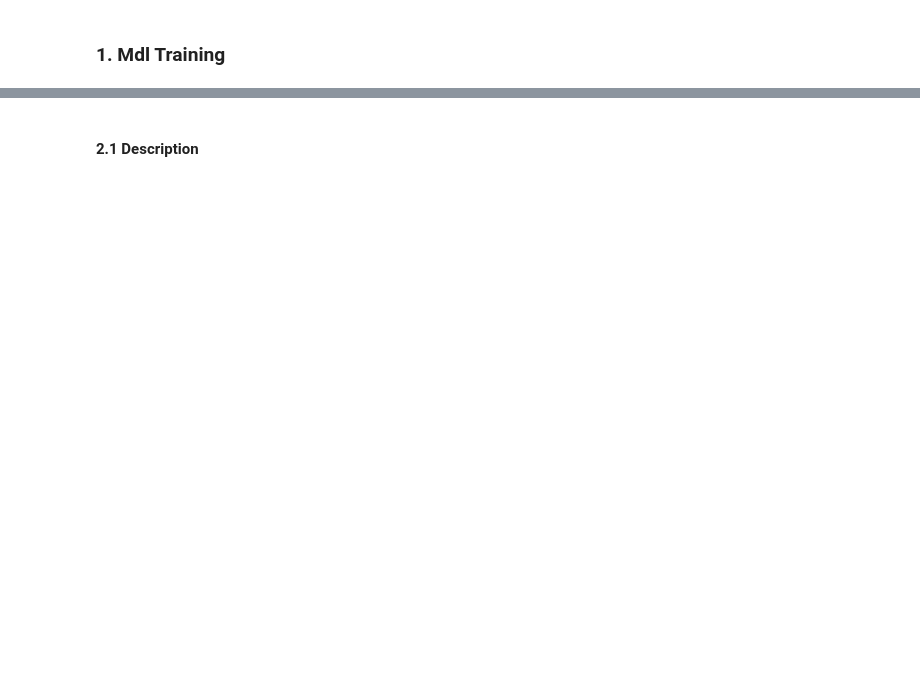
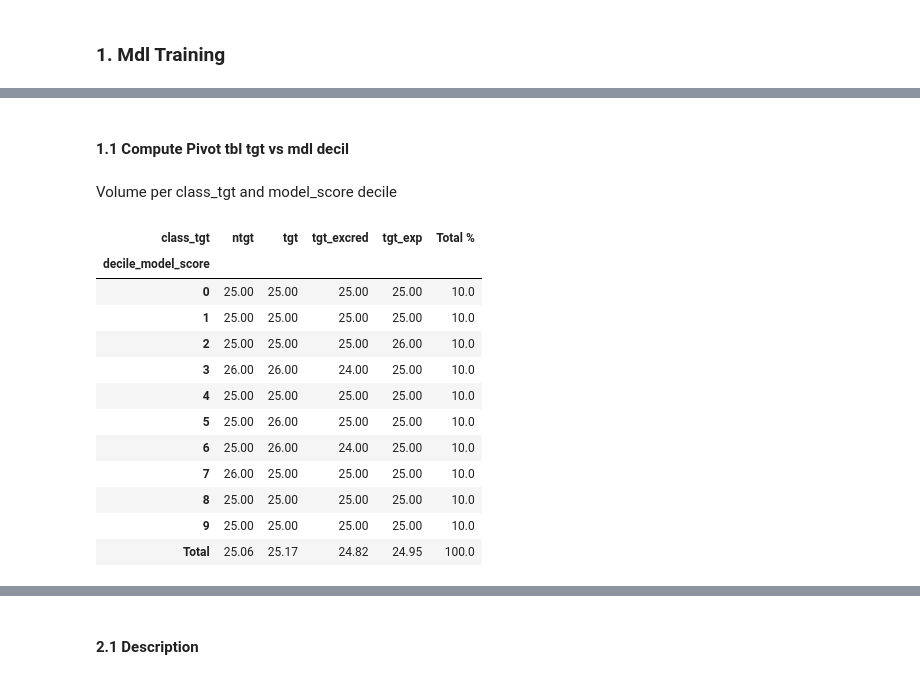
Before and after one commit to luleoli/sand, a Jupyter notebook: sandModeling/testv0.ipynb, the cells around one changed output, grey strips where cells are left out. Saved outputs shown, nothing was run; the diff lists cells and outputs as text; code cells hidden in the pictures; blank space fills up the shorter version.

```diff
--- a/sandModeling/testv0.ipynb
+++ b/sandModeling/testv0.ipynb
@@ -34,3 +56,7 @@ df_train.loc[rng.choice(df_train.index, size=n_ones, replace=False), 'no_action'
+# %%
+# create a new categorical column with 4 random values using the existing RNG
+choices = ['tgt', 'tgt_excred', 'tgt_exp', 'ntgt']
+df_train['class_tgt'] = pd.Categorical(rng.choice(choices, size=len(df_train)))
 # %%
 df_oot = df_train[df_train['safra'] == '202309']
 df_train = df_train[df_train['safra'] != '202309']
@@ -101,12 +127,6 @@ target = 'Exited'
 X = df_train.drop(columns=drop_cols + [target])
 y = df_train[target]
 
-# mark categorical features so LightGBM can handle them natively
-for c in ['Geography', 'Gender']:
-    if c in X.columns:
-        X[c] = X[c].astype('category')
-    if c in df_train.columns:
-        df_train[c] = df_train[c].astype('category')
 
 # train/validation split
 X_tr, X_val, y_tr, y_val = train_test_split(X, y, test_size=0.2, random_state=42, stratify=y)
@@ -163,18 +183,11 @@ target = 'Exited'
 X = df_train.drop(columns=drop_cols + [target])
 y = df_train[target]
 
-# mark categorical features so LightGBM can handle them natively
-for c in ['Geography', 'Gender']:
-    if c in X.columns:
-        X[c] = X[c].astype('category')
-    if c in df_train.columns:
-        df_train[c] = df_train[c].astype('category')
-
 # train/validation split
 X_tr, X_val, y_tr, y_val = train_test_split(X, y, test_size=0.2, random_state=32, stratify=y)
 
 # model
-model2 = lgb.LGBMClassifier(random_state=42)
+model2 = lgb.LGBMClassifier(random_state=32)
 
 # fit with early stopping
 model2.fit(
@@ -365,0 +596,50 @@ gini_no_action = round(gini_from_scores(df_train[df_train['no_action'] == 1]['Ex
+# %% [markdown]
+#### 1.1 Compute Pivot tbl tgt vs mdl decil
+# %% [markdown]
+Volume per class_tgt and model_score decile
+# %%
+# create decile (1 = top decile by model_score, 10 = bottom)
+df_train['decile_model_score'] = pd.qcut(df_train['model_score'].rank(method='first'), 10, labels=False)
+
+# pivot: counts of class_tgt per decile
+pivot_counts = pd.pivot_table(
+    df_train,
+    index='decile_model_score',
+    columns='class_tgt',
+    values='model_score',
+    aggfunc='count',
+    fill_value=0
+).sort_index()
+
+# add total column
+pivot_counts['total'] = pivot_counts.sum(axis=1)
+
+# pivot: row-wise percentages
+pivot_pct = pivot_counts.div(pivot_counts['total'], axis=0).drop(columns=['total']).round(2) * 100
+
+# total per class (across all deciles)
+total_per_class = pivot_counts.drop(columns=['total']).sum(axis=0)
+pct_total_per_class = (total_per_class / total_per_class.sum() * 100).round(2)
+
+# add a "Total" row with overall class percentages
+pivot_pct.loc['Total'] = pct_total_per_class
+
+# include the total per decile as a new column
+pivot_pct['Total %'] = (pivot_counts['total'] / pivot_counts['total'].sum() * 100).round(2)
+pivot_pct.loc['Total', 'Total %'] = 100.0
+
+pivot_pct
+# %% [output]
+| class_tgt | ntgt | tgt | tgt_excred | tgt_exp | Total % |
+| decile_model_score |  |  |  |  |  |
+| 0 | 25.00 | 25.00 | 25.00 | 25.00 | 10.0 |
+| 1 | 25.00 | 25.00 | 25.00 | 25.00 | 10.0 |
+| 2 | 25.00 | 25.00 | 25.00 | 26.00 | 10.0 |
+| 3 | 26.00 | 26.00 | 24.00 | 25.00 | 10.0 |
+| 4 | 25.00 | 25.00 | 25.00 | 25.00 | 10.0 |
+| 5 | 25.00 | 26.00 | 25.00 | 25.00 | 10.0 |
+| 6 | 25.00 | 26.00 | 24.00 | 25.00 | 10.0 |
+| 7 | 26.00 | 25.00 | 25.00 | 25.00 | 10.0 |
+| 8 | 25.00 | 25.00 | 25.00 | 25.00 | 10.0 |
+| 9 | 25.00 | 25.00 | 25.00 | 25.00 | 10.0 |
+| Total | 25.06 | 25.17 | 24.82 | 24.95 | 100.0 |
```
Also changed, not shown: parts of 50 cells of this notebook, 2 other files.
